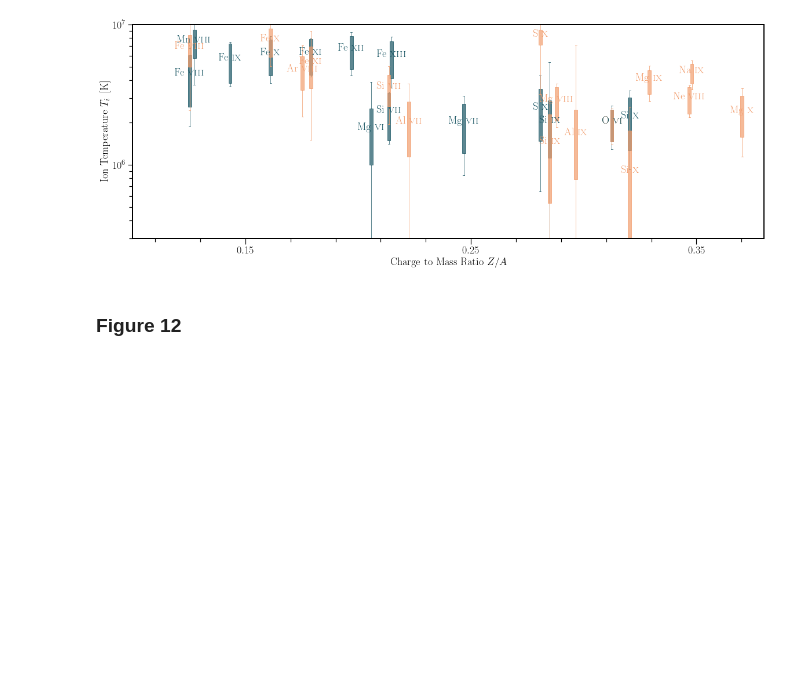
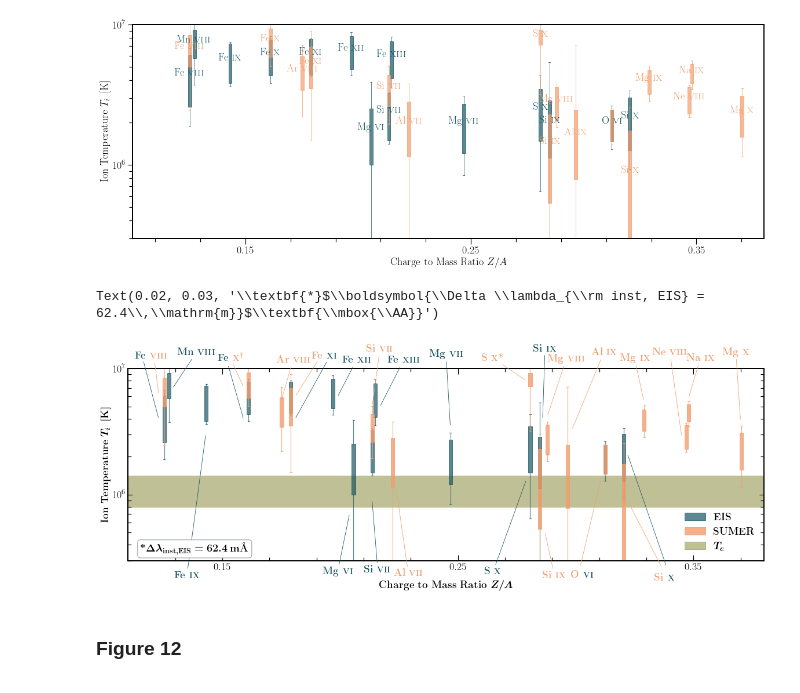
Before and after one commit to yjzhu-solar/EIS_SUMER_PCH_Ti, a Jupyter notebook: ipynb/paper/temp_diag_v2_cross.ipynb, the cells around one changed output. Drawn from its saved outputs; the diff is of its cells as text; code cells hidden in the pictures; blank space fills up the shorter version.

```diff
--- a/ipynb/paper/temp_diag_v2_cross.ipynb
+++ b/ipynb/paper/temp_diag_v2_cross.ipynb
@@ -192,6 +193,80 @@ ax.set_xlabel(r"Charge to Mass Ratio $Z/A$",fontsize=18)
 # %% [output]
 Text(0.5, 0, 'Charge to Mass Ratio $Z/A$')
 [figure]
+# %%
+fig, ax = plt.subplots(figsize=(16,6),constrained_layout=True)
+eis_boxprops = dict(edgecolor=color_eis,facecolor=color_eis,alpha=0.7)
+eis_capprops = dict(color=color_eis,alpha=0.7,linewidth=1.2)
+eis_whiskerprops = dict(color=color_eis,alpha=0.7,linewidth=1.2)
+
+sumer_boxprops = dict(edgecolor=color_sumer,facecolor=color_sumer,alpha=0.8)
+sumer_capprops = dict(color=color_sumer,alpha=0.8,linewidth=1.2)
+sumer_whiskerprops = dict(color=color_sumer,alpha=0.8,linewidth=1.2)
+
+medianprops= dict(linewidth=0)
+
+eis_bp = ax.bxp(stats_eis,showmeans=False,boxprops=eis_boxprops,capprops=eis_capprops,
+        whiskerprops=eis_whiskerprops,medianprops=medianprops,widths=0.0015,patch_artist=True,
+        positions=pos_eis,manage_ticks=False)
+
+sumer_bp = ax.bxp(stats_sumer,showmeans=False,boxprops=sumer_boxprops,capprops=sumer_capprops,
+        whiskerprops=sumer_whiskerprops,medianprops=medianprops,widths=0.0015,patch_artist=True,
+        positions=pos_sumer,manage_ticks=False)
+
+eis_xycoords = [(0.123,4e6),(0.143,3e6),(0.159,4e6),(0.129,7e6),
+                (0.181,4e6),(0.199,6e6),(0.204,7e5),(0.2136,9e5),(0.217,5e6),
+                (0.2468,3.5e6),(0.279,1.3e6),(0.286,4e6),(0.322,2.1e6)]
+eis_textcoords = [(0.116,1.05),(0.135,-0.09),(0.152,1.025),(0.139,1.07),
+                (0.195,1.035),(0.207,1.03),(0.199,-0.07),(0.216,-0.06),(0.227,1.03),
+                (0.245,1.06),(0.265,-0.07),(0.287,1.09),(0.339,-0.06)]
+eis_texts = [r"",r"Fe \textsc{ix}",r"",r"Mn \textsc{viii}",
+            r"",r"Fe \textsc{xii}",r"Mg \textsc{vi}",r"Si \textsc{vii}",r"Fe \textsc{xiii}",
+            r"Mg \textsc{vii}",r"S \textsc{x}",r"Si \textsc{ix}",r""]
+
+for ii, text_ in enumerate(eis_texts):
+    ax.annotate(r"\textbf{" + text_ + "}",eis_xycoords[ii],eis_textcoords[ii],xycoords="data",textcoords=("data","axes fraction"),
+    fontsize=18,color=color_eis,ha="center",arrowprops=dict(edgecolor=color_eis,arrowstyle="-",lw=0.8))
+
+sumer_xycoords = [(0.123,6.3e6),(0.159,7.15e6),(0.175,5.5e6),(0.181,6e6),(0.2136,5e6),
+                (0.224,1.06e6),(0.279,8e6),(0.287,5e5),(0.288,4.2e6),(0.2985,3.29e6),
+                (0.311,1.4e6),(0.322,9e5),(0.329,5.5e6),(0.345,2.9e6),(0.348,5.9e6),
+                (0.37,3.9e6)]
+sumer_textcoords = [(0.121,1.05),(0.154,1.025),(0.18,1.03),(0.191,1.035),(0.217,1.09),
+                (0.229,-0.08),(0.265,1.04),(0.291,-0.09),(0.296,1.035),(0.312,1.07),
+                (0.3015,-0.07),(0.337,-0.06),(0.325,1.04),(0.34,1.07),(0.353,1.04),
+                (0.368,1.07)]
+sumer_texts = [r"","",r"Ar \textsc{viii}",r"",r"Si \textsc{vii}",
+                r"Al \textsc{vii}",r"S \textsc{x}*",r"Si \textsc{ix}",r"Mg \textsc{viii}",r"Al \textsc{ix}",
+                r"",r"",r"Mg \textsc{ix}",r"Ne \textsc{viii}",r"Na \textsc{ix}",
+                r"Mg \textsc{x}"]
+
+for ii, text_ in enumerate(sumer_texts):
+    ax.annotate(r"\textbf{"+text_+"}",sumer_xycoords[ii],sumer_textcoords[ii],xycoords="data",textcoords=("data","axes fraction"),
+    fontsize=18,color=color_sumer,ha="center",arrowprops=dict(edgecolor=color_sumer,arrowstyle="-",lw=0.8))
+
+rainbow_text(ax,0.113,1.2e7,[r"\textbf{Fe}",r"t",r"\textbf{\textsc{viii}}"],[color_eis,"white",color_sumer],fontsize=18)
+rainbow_text(ax,0.148,1.15e7,[r"\textbf{Fe}",r"t",r"\textbf{\textsc{x}}$\boldsymbol{^\dagger}$"],[color_eis,"white",color_sumer],fontsize=18)
+rainbow_text(ax,0.188,1.2e7,[r"\textbf{Fe}",r"t",r"\textbf{\textsc{xi}}"],[color_sumer,"white",color_eis],fontsize=18)
+rainbow_text(ax,0.298,2.2e5,[r"\textbf{O}",r"t",r"\textbf{\textsc{vi}}"],[color_sumer,"white",color_eis],fontsize=18)
+rainbow_text(ax,0.3335,2.1e5,[r"\textbf{Si}",r"t",r"\textbf{\textsc{x}}"],[color_sumer,"white",color_eis],fontsize=18)
+
+te_hspan = ax.axhspan(10**5.9,10**6.15,color=cmcm.batlow(0.5),alpha=0.5,zorder=0)
+ax.legend([eis_bp["boxes"][0],sumer_bp["boxes"][0],te_hspan],[r"\textbf{EIS}",r"\textbf{SUMER}",r"$\boldsymbol{T_e}$"],loc="lower right",fontsize=18,frameon=False)
+ax.set_yscale("log")
+ax.set_ylim(3e5,1e7)
+ax.set_xlim(0.11,0.38)
+ax.set_xticks([0.15,0.25,0.35])
+ax.tick_params(labelsize=18,direction="in",which="both",right=True,top=True)
+ax.xaxis.set_minor_locator(AutoMinorLocator(5))
+ax.set_ylabel(r"\textbf{Ion Temperature} $\boldsymbol{T_i\ \left[\mathrm{K}\right]}$",fontsize=18)
+ax.set_xlabel(r"\textbf{Charge to Mass Ratio} $\boldsymbol{Z/A}$",fontsize=18,labelpad=15)
+ax.text(0.02,0.03,r"\textbf{*}$\boldsymbol{\Delta \lambda_{\rm inst, EIS} = 62.4\,\mathrm{m}}$\textbf{\mbox{\AA}}",transform=ax.transAxes,
+        ha="left",va="bottom",color="black",fontsize=18,bbox=dict(boxstyle="round", fc="w",ec="#91989F"))
+#ax.grid("on",which="both")
+# plt.savefig(fname="../../figs/ms/temp_diag_cross.pdf",format="pdf")
+# %% [output]
+Text(0.02, 0.03, '\\textbf{*}$\\boldsymbol{\\Delta \\lambda_{\\rm inst, EIS} = 62.4\\,\\mathrm{m}}$\\textbf{\\mbox{\\AA}}')
+[figure, added]
 # %% [markdown]
 ### Figure 12
 <a id='figure12'></a>
```
Also changed, not shown: parts of 2 cells of this notebook, 5 other files.
